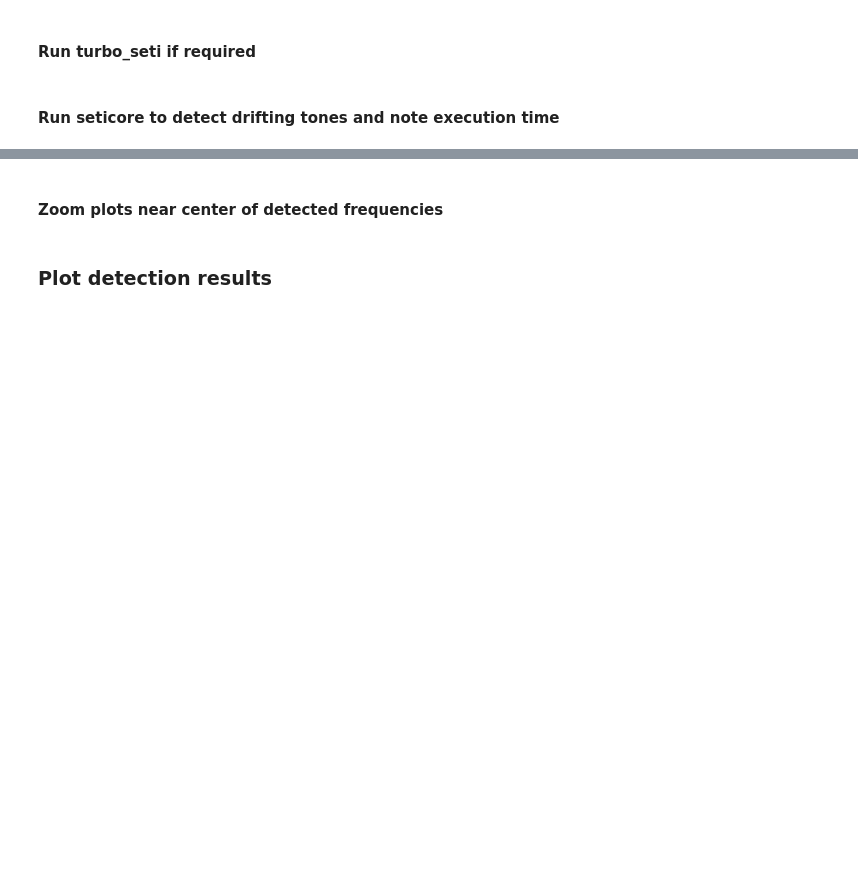
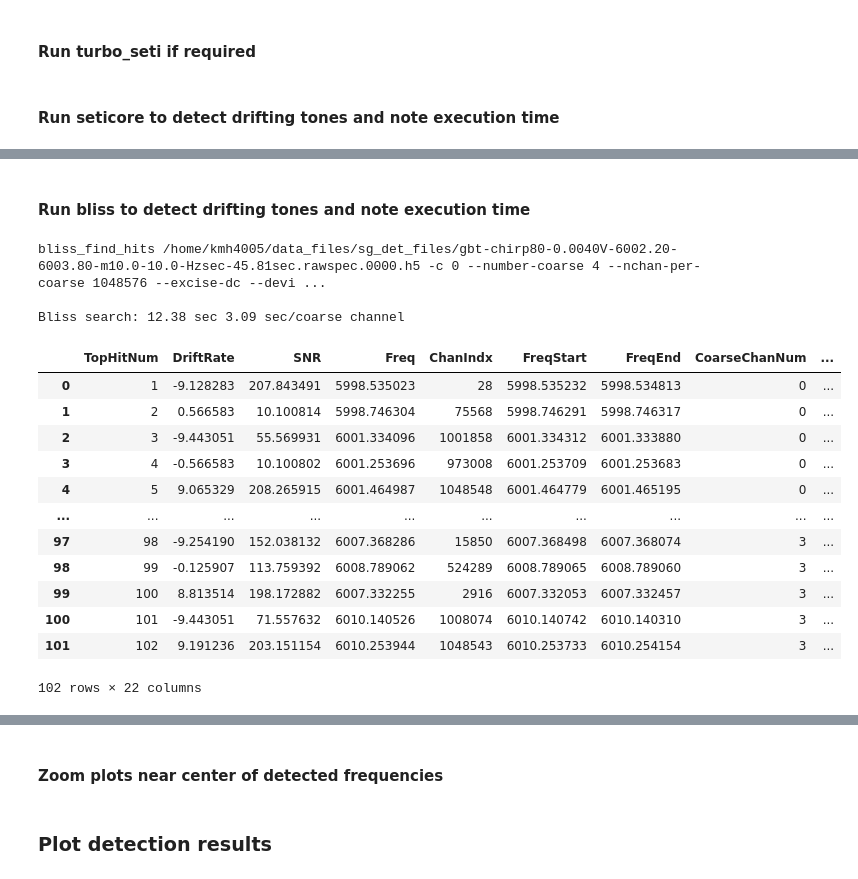
Before and after one commit to khouston22/seti_end_to_end, a Jupyter notebook: 01_seti_end_to_end.ipynb, the cells around one changed output, grey strips where cells are left out. Drawn from its saved outputs; the diff is of its cells as text; code cells hidden in the pictures; blank space fills up the shorter version.

```diff
--- a/01_seti_end_to_end.ipynb
+++ b/01_seti_end_to_end.ipynb
@@ -701,6 +729,68 @@ Seticore search: 15.41 sec 0.24 sec/coarse channel
 # import viewer
 # import numpy as np
 # events = list(viewer.read_events(output_dir + 'testout.hits'))
+# %% [markdown]
+#### Run bliss to detect drifting tones and note execution time
+# %%
+if run_bliss:
+    det_list = []
+
+    bliss_str = search_app_name + ' ' + base_h5_name + \
+        ' -c 0 --number-coarse ' + str(p['n_coarse_channels']) + \
+        ' --nchan-per-coarse ' + str(fine_fft_size) + \
+        ' --excise-dc' + ' --device ' + bliss_device_str + ' ' + \
+        ' --equalizer-channel ' + '$BL2/chnl_1024K_12_64ch.f32 ' +  \
+        ' --min-drift ' + str(search_min_drift) + ' --max-drift '+ str(search_max_drift) + \
+        ' --snr ' + str(search_z_threshold) + '  --output ' + output_dir + 'bliss_out.dat'
+    # bliss_str = search_app_name + ' ' + '$SGDIR/single_coarse_guppi_59046_80036_DIAG_VOYAGER-1_0011.rawspec.0000.h5' + \
+    #     ' -c 0 ' + ' --excise-dc' + ' --device "cuda:0"' +  \
+    #     ' --equalizer-channel ' + '$BL2/chnl_1024K_12_64ch.f32 ' +  \
+    #     ' --min-drift ' + str(search_min_drift) + ' --max-drift '+ str(search_max_drift) + \
+    #     ' --snr ' + str(search_z_threshold) + '  --output ' + output_dir + 'bliss_out.dat'
+        # ' --device "cpu"' + \
+        # ' --device "cuda:0"' + \
+        # ' -c 0 --number-coarse ' + str(p['n_coarse_channels']) + \
+
+    #    | tee data/output.txt
+    if verbose: print(bliss_str)
+
+    t1 = time.time()
+    if do_profile:
+        os.system('nsys profile ' + bliss_str + ' > bliss_text.out')
+    else:
+        # os.system(bliss_str)
+        os.system(bliss_str+ ' > bliss_text.out')
+
+    t_search0 = time.time() - t1
+    t_search = t_search0/p['n_coarse_channels']
+    print(f'\nBliss search: {t_search0:.2f} sec {t_search:.2f} sec/coarse channel')
+
+    # from turbo_seti.find_event.find_event import read_dat
+    # det_list = read_dat(output_dir + 'bliss_out.dat')
+    # det_list
+# %% [output]
+bliss_find_hits /home/kmh4005/data_files/sg_det_files/gbt-chirp80-0.0040V-6002.20-6003.80-m10.0-10.0-Hzsec-45.81sec.rawspec.0000.h5 -c 0 --number-coarse 4 --nchan-per-coarse 1048576 --excise-dc --devi ...
+
+Bliss search: 12.38 sec 3.09 sec/coarse channel
+# %%
+if run_bliss:
+    from turbo_seti.find_event.find_event import read_dat
+    det_list = read_dat(output_dir + 'bliss_out.dat')
+det_list
+# %% [output]
+|  | TopHitNum | DriftRate | SNR | Freq | ChanIndx | FreqStart | FreqEnd | CoarseChanNum | ... |
+| 0 | 1 | -9.128283 | 207.843491 | 5998.535023 | 28 | 5998.535232 | 5998.534813 | 0 | ... |
+| 1 | 2 | 0.566583 | 10.100814 | 5998.746304 | 75568 | 5998.746291 | 5998.746317 | 0 | ... |
+| 2 | 3 | -9.443051 | 55.569931 | 6001.334096 | 1001858 | 6001.334312 | 6001.333880 | 0 | ... |
+| 3 | 4 | -0.566583 | 10.100802 | 6001.253696 | 973008 | 6001.253709 | 6001.253683 | 0 | ... |
+| 4 | 5 | 9.065329 | 208.265915 | 6001.464987 | 1048548 | 6001.464779 | 6001.465195 | 0 | ... |
+| ... | ... | ... | ... | ... | ... | ... | ... | ... | ... |
+| 97 | 98 | -9.254190 | 152.038132 | 6007.368286 | 15850 | 6007.368498 | 6007.368074 | 3 | ... |
+| 98 | 99 | -0.125907 | 113.759392 | 6008.789062 | 524289 | 6008.789065 | 6008.789060 | 3 | ... |
+| 99 | 100 | 8.813514 | 198.172882 | 6007.332255 | 2916 | 6007.332053 | 6007.332457 | 3 | ... |
+| 100 | 101 | -9.443051 | 71.557632 | 6010.140526 | 1008074 | 6010.140742 | 6010.140310 | 3 | ... |
+| 101 | 102 | 9.191236 | 203.151154 | 6010.253944 | 1048543 | 6010.253733 | 6010.254154 | 3 | ... |
+102 rows × 22 columns
 # %%
 t_total = t_rawspec + t_search
 det_f_start_MHz = det_list.values[:,5]
```
Also changed, not shown: parts of 20 cells of this notebook, 2 other files.
